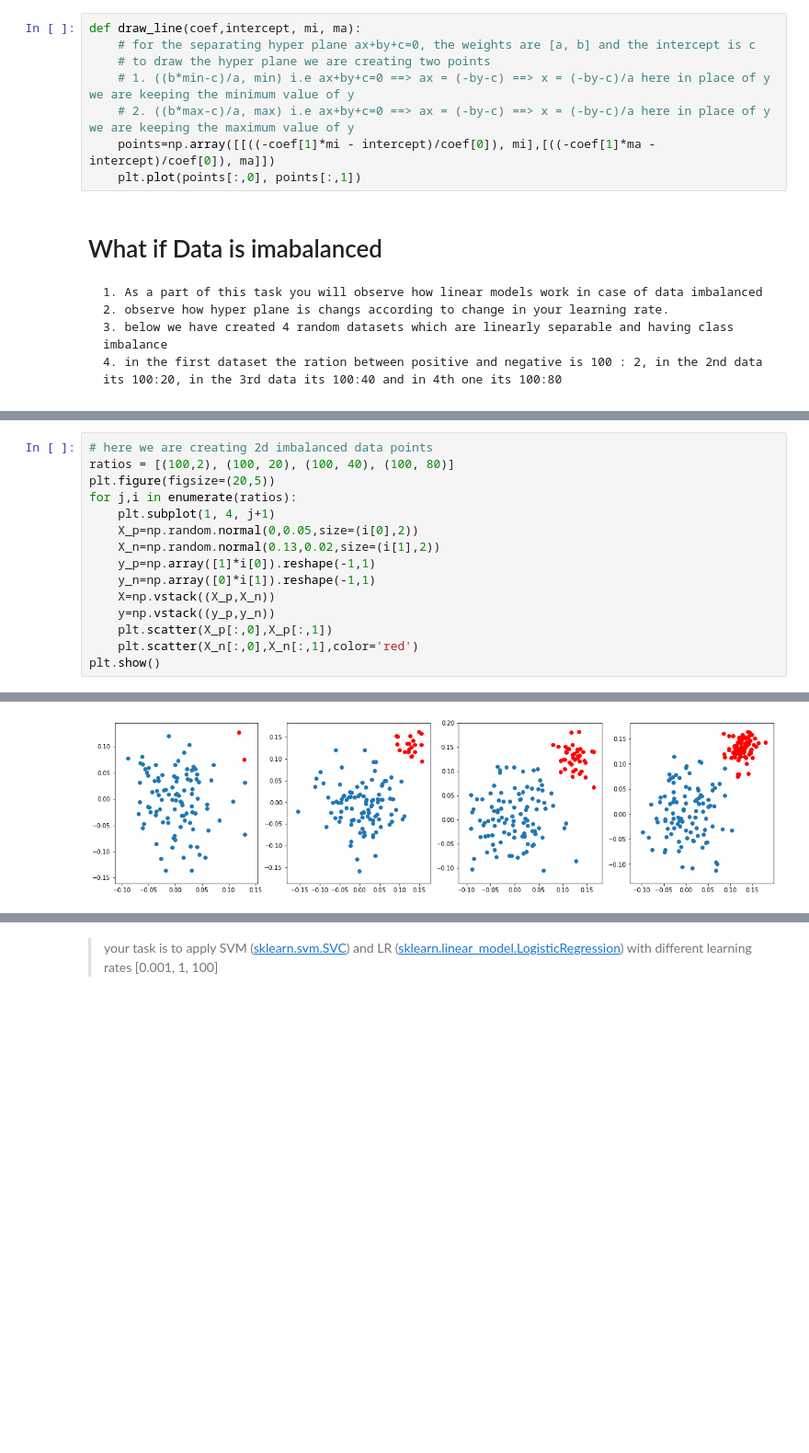
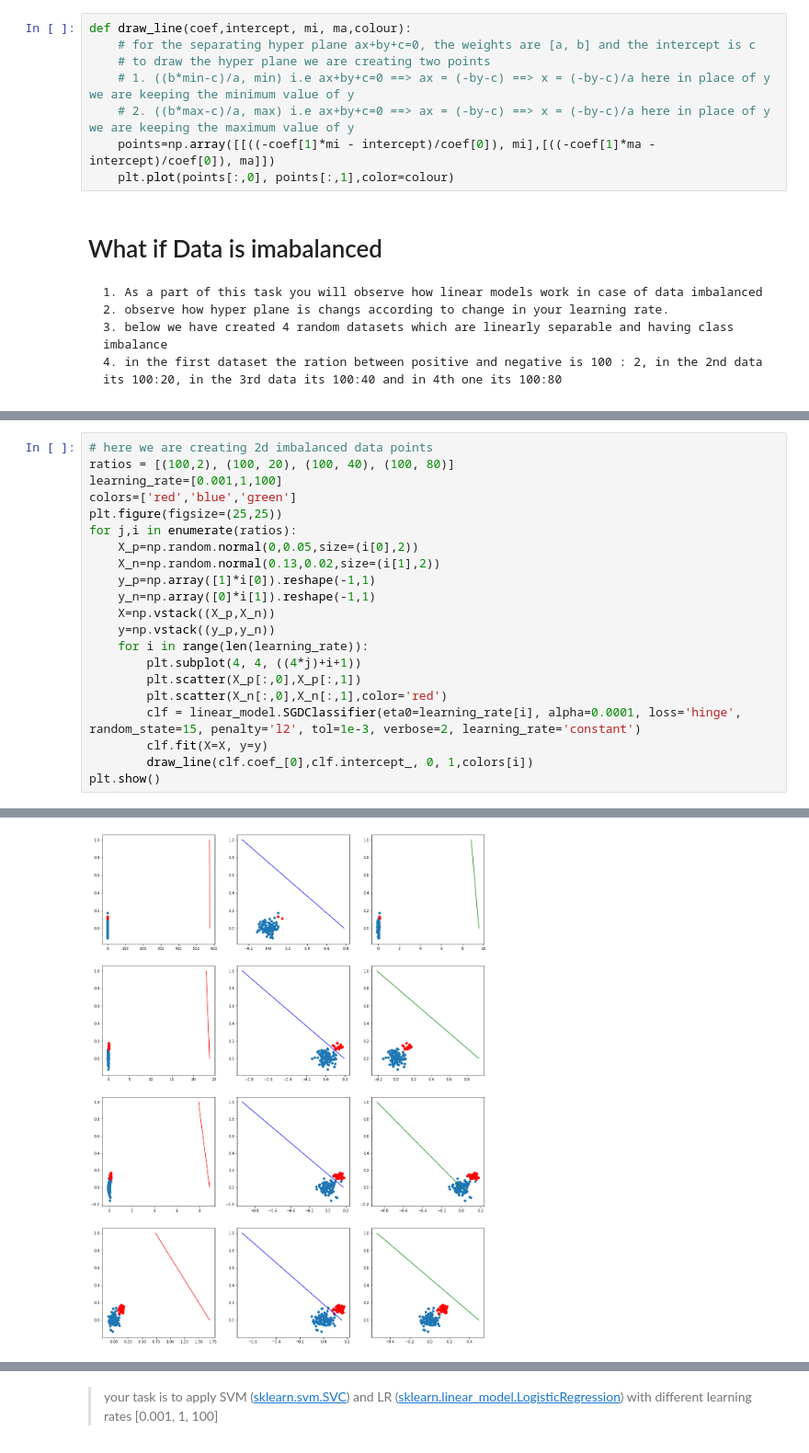
Before and after one commit to skshiraj/Linear-Models, a Jupyter notebook: 8A_LR_SVM.ipynb, the cells around one changed output, grey strips where cells are left out. Shown: that part at 92% size. Drawn from its saved outputs; the diff is of its cells as text; blank space fills up the shorter version.

```diff
--- a/8A_LR_SVM.ipynb
+++ b/8A_LR_SVM.ipynb
@@ -13,11 +14,11 @@ warnings.filterwarnings("ignore")
 # %%
-def draw_line(coef,intercept, mi, ma):
+def draw_line(coef,intercept, mi, ma,colour):
     # for the separating hyper plane ax+by+c=0, the weights are [a, b] and the intercept is c
     # to draw the hyper plane we are creating two points
     # 1. ((b*min-c)/a, min) i.e ax+by+c=0 ==> ax = (-by-c) ==> x = (-by-c)/a here in place of y we are keeping the minimum value of y
     # 2. ((b*max-c)/a, max) i.e ax+by+c=0 ==> ax = (-by-c) ==> x = (-by-c)/a here in place of y we are keeping the maximum value of y
     points=np.array([[((-coef[1]*mi - intercept)/coef[0]), mi],[((-coef[1]*ma - intercept)/coef[0]), ma]])
-    plt.plot(points[:,0], points[:,1])
+    plt.plot(points[:,0], points[:,1],color=colour)
 # %% [markdown]
 # What if Data is imabalanced
 
@@ -30,16 +35,22 @@ def draw_line(coef,intercept, mi, ma):
 # %%
 # here we are creating 2d imbalanced data points
 ratios = [(100,2), (100, 20), (100, 40), (100, 80)]
-plt.figure(figsize=(20,5))
+learning_rate=[0.001,1,100]
+colors=['red','blue','green']
+plt.figure(figsize=(25,25))
 for j,i in enumerate(ratios):
-    plt.subplot(1, 4, j+1)
     X_p=np.random.normal(0,0.05,size=(i[0],2))
     X_n=np.random.normal(0.13,0.02,size=(i[1],2))
     y_p=np.array([1]*i[0]).reshape(-1,1)
     y_n=np.array([0]*i[1]).reshape(-1,1)
     X=np.vstack((X_p,X_n))
     y=np.vstack((y_p,y_n))
-    plt.scatter(X_p[:,0],X_p[:,1])
-    plt.scatter(X_n[:,0],X_n[:,1],color='red')
+    for i in range(len(learning_rate)):
+        plt.subplot(4, 4, ((4*j)+i+1))
+        plt.scatter(X_p[:,0],X_p[:,1])
+        plt.scatter(X_n[:,0],X_n[:,1],color='red')
+        clf = linear_model.SGDClassifier(eta0=learning_rate[i], alpha=0.0001, loss='hinge', random_state=15, penalty='l2', tol=1e-3, verbose=2, learning_rate='constant')
+        clf.fit(X=X, y=y)
+        draw_line(clf.coef_[0],clf.intercept_, 0, 1,colors[i])
 plt.show()
 # %% [output]
@@ -46 +74 @@ plt.show()
-[figure, old version]
+[figure, new version]
```
Also changed, not shown: parts of 4 cells of this notebook, 1 other file.
